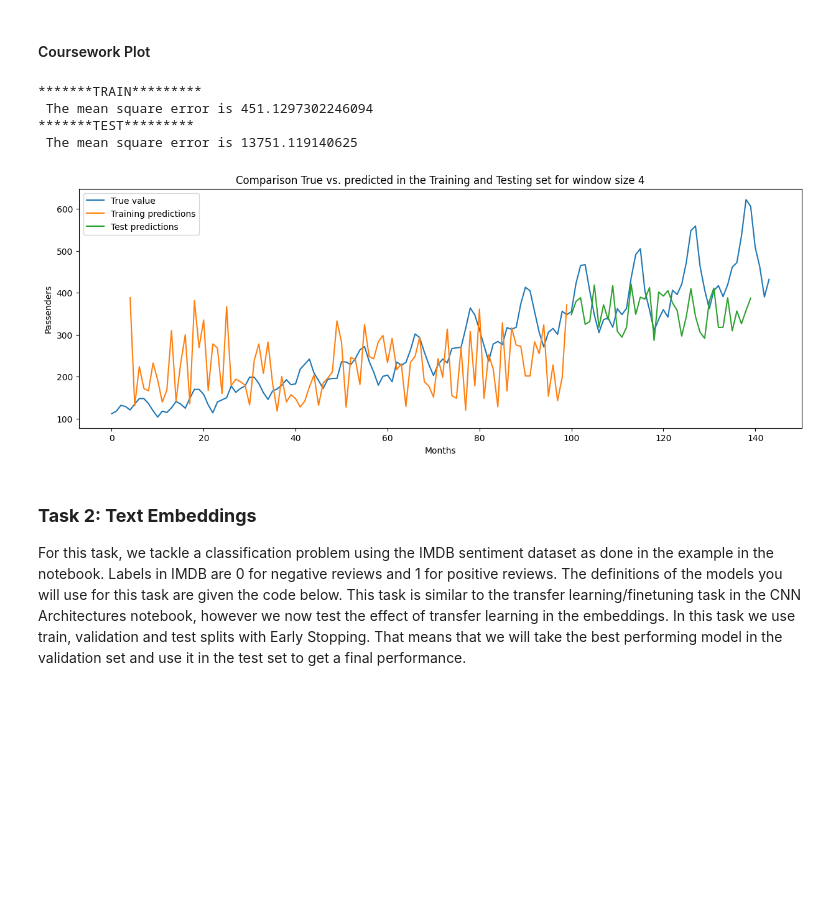
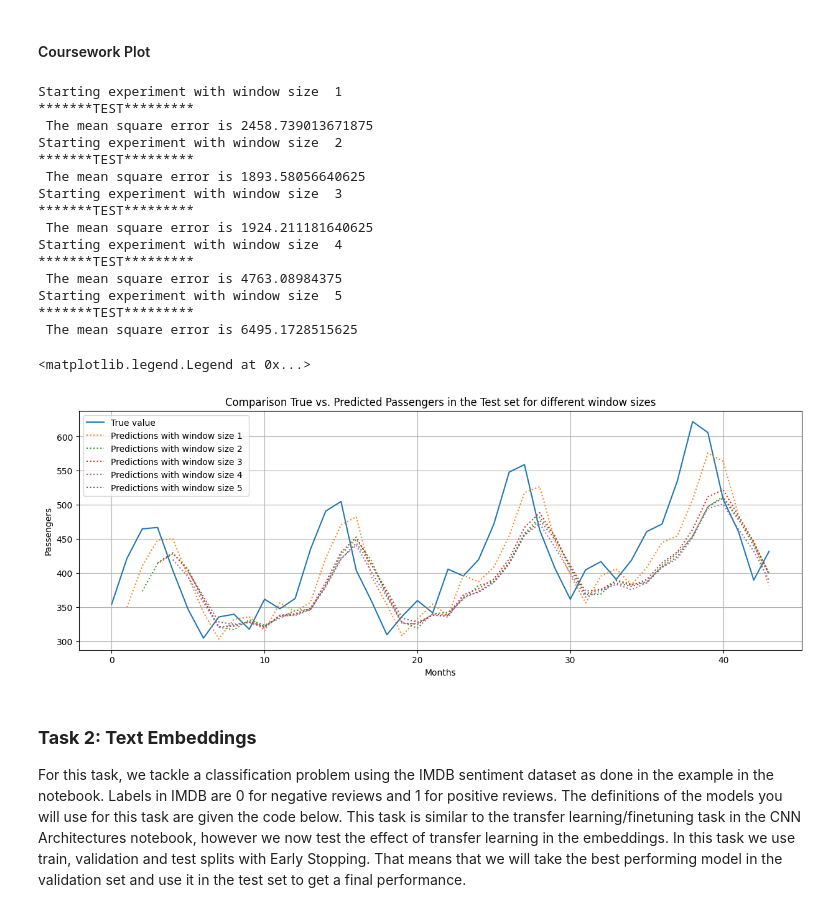
Before and after one commit to Souparna-Mandal/deep-learning-course, a Jupyter notebook: 05_RNN.ipynb, the cells around one changed output. Cells and saved outputs as stored; diff of their text form; code cells hidden in the pictures; blank space fills up the shorter version.

```diff
--- a/05_RNN.ipynb
+++ b/05_RNN.ipynb
@@ -1735,10 +1756,10 @@ Shape of training labels: torch.Size([99, 1])
 
 *   Create a plot showing the test curves of models trained with different `window_size` values. Report the plot and discuss the main differences you observe between the predicted curves. You can use the style proposed on the Many to One RNNs - Regression section to plot your curves.
 # %%
-def train_eval_model(model, X, Y, criteria, optimizer, max_epochs, is_eval=False, batch_size = 64, device=DEVICE, normalizer=scaler):
+def train_eval_model(model, X, Y, criteria, optimizer, max_epochs, is_eval=False, batch_size = 32, device=DEVICE, normalizer=scaler):
   # Define DataSet with label and features
   dataset = TensorDataset(X,Y)
-  data_loader = DataLoader(dataset, batch_size=batch_size, shuffle=True, num_workers=0)
+  data_loader = DataLoader(dataset, batch_size=batch_size, shuffle=False, num_workers=0)
   model = model.to(DEVICE)
 
   if is_eval:
@@ -1754,7 +1775,6 @@ def train_eval_model(model, X, Y, criteria, optimizer, max_epochs, is_eval=False
         all_truths.append(y_batch.cpu().numpy()) # Move labels to CPU before converting to numpy
       all_preds = np.concatenate(all_preds)
       all_truths = np.concatenate(all_truths)
-
       all_preds_inv = normalizer.inverse_transform(all_preds)
       all_truths_inv = normalizer.inverse_transform(all_truths)
 
@@ -1798,61 +1818,79 @@ class RNNRegressor(nn.Module):
 # %% [markdown]
 #### Coursework Plot
 # %%
-for w in range(4,5):
+test_prediction_dict = {}  # Dictionary of WindowSize, Predictions
+for w in range(1,6):
   # make dataset
   window_size = w # Use this variable to build the dataset with different number of inputs
+  print("Starting experiment with window size ", w)
 
   # Create test and training sets for regression with different window sizes.
   train_X, train_Y = create_dataset(train_np_norm, window_size)
   test_X, test_Y = create_dataset(test_np_norm, window_size)
 
   train_X = np.reshape(train_X, (train_X.shape[0], train_X.shape[1], 1))
   test_X = np.reshape(test_X, (test_X.shape[0], test_X.shape[1], 1))
 
   # Convert to tensors
   train_X_tensor = torch.tensor(train_X, dtype=torch.float32)
   train_Y_tensor = torch.tensor(train_Y, dtype=torch.float32).unsqueeze(1)
   test_X_tensor = torch.tensor(test_X, dtype=torch.float32)
 
   # Train the Model
-  RNN = RNNRegressor(num_layers=5).to(DEVICE) # Move model to device immediately after initialization
+  RNN = RNNRegressor(num_layers=1).to(DEVICE) # Move model to device immediately after initialization
   # RNN = LSTMRegressor().to(DEVICE)
   criterion = nn.MSELoss()
   optimizer = optim.Adam(RNN.parameters(), lr=1e-3)
-  train_eval_model(RNN, train_X_tensor, train_Y_tensor, criterion, optimizer, max_epochs=700, is_eval=False, batch_size=train_X_tensor.shape[0])
+  train_eval_model(RNN, train_X_tensor, train_Y_tensor, criterion, optimizer, max_epochs=500, is_eval=False, batch_size=train_X_tensor.shape[0])
 
   # Training predictions placement
-  print("*******TRAIN*********")
-  _ , train_predict = train_eval_model(RNN, train_X_tensor, train_Y_tensor, criterion,  optim.Adam(RNN.parameters(), lr=1e-3), max_epochs=5, is_eval=True, batch_size=train_X_tensor.shape[0])
+  # print("*******TRAIN*********")
+  # _ , train_predict = train_eval_model(RNN, train_X_tensor, train_Y_tensor, None,  None, max_epochs=None, is_eval=True, batch_size=32)
   print("*******TEST*********")
-  _ , test_predict = train_eval_model(RNN, test_X_tensor, test_Y_tensor, criterion, optim.Adam(RNN.parameters(), lr=1e-3), max_epochs=5, is_eval=True, batch_size=test_X_tensor.shape[0])
+  _ , test_predict = train_eval_model(RNN, test_X_tensor, test_Y_tensor, None, None, max_epochs=None, is_eval=True, batch_size=test_X_tensor.shape[0])
 
   # Training predictions placement
-  train_predictions = np.empty_like(data_np)
-  train_predictions[:] = np.nan
-  train_predictions[window_size:window_size + len(train_predict), :] = train_predict
+  # train_predictions = np.empty_like(data_np)
+  # train_predictions[:] = np.nan
+  # train_predictions[window_size:window_size + len(train_predict), :] = train_predict
 
   # Test predictions placement
-  test_predictions = np.empty_like(data_np)
+  test_predictions = np.empty_like(test_np)
   test_predictions[:] = np.nan
-  test_start = window_size + len(train_predict)
+  test_start = window_size
   test_predictions[test_start:test_start + len(test_predict), :] = test_predict
 
-  # Create the plot.
-  plt.figure(figsize = (15, 5))
-  plt.plot(data_np, label = "True value") #transform back the full dataset
-  plt.plot(train_predictions, label = "Training predictions")
-  plt.plot(test_predictions, label = "Test predictions")
-  plt.xlabel("Months")
-  plt.ylabel("Passenders")
-  plt.title(f"Comparison True vs. predicted in the Training and Testing set for window size {window_size}")
-  plt.legend()
+  test_prediction_dict[w] = test_predictions
+
+
+# Create the plot.
+plt.figure(figsize = (15, 5))
+plt.plot(test_np, label = "True value", linestyle='solid')
+for w in test_prediction_dict.keys():
+  plt.plot(test_prediction_dict[w], label = f"Predictions with window size {w} ", linestyle='dotted')
+plt.xlabel("Months")
+plt.ylabel("Passengers")
+plt.title(f"Comparison True vs. Predicted Passengers in the Test set for different window sizes")
+plt.grid(True)
+plt.legend()
 # %% [output]
-*******TRAIN*********
- The mean square error is 451.1297302246094
+Starting experiment with window size  1
 *******TEST*********
- The mean square error is 13751.119140625
+ The mean square error is 2458.739013671875
+Starting experiment with window size  2
+*******TEST*********
+ The mean square error is 1893.58056640625
+Starting experiment with window size  3
+*******TEST*********
+ The mean square error is 1924.211181640625
+Starting experiment with window size  4
+*******TEST*********
+ The mean square error is 4763.08984375
+Starting experiment with window size  5
+*******TEST*********
+ The mean square error is 6495.1728515625
+<matplotlib.legend.Legend at 0x...>
-[figure, old version]
+[figure, new version]
 # %% [markdown]
 ### **Task 2: Text Embeddings**
 For this task, we tackle a classification problem using the IMDB sentiment dataset as done in the example in the notebook. Labels in IMDB are 0 for negative reviews and 1 for positive reviews. The definitions of the models you will use for this task are given the code below. This task is similar to the transfer learning/finetuning task in the CNN Architectures notebook, however we now test the effect of transfer learning in the embeddings. In this task we use train, validation and test splits with Early Stopping. That means that we will take the best performing model in the validation set and use it in the test set to get a final performance.
```
Also changed, not shown: parts of 3 cells of this notebook.
